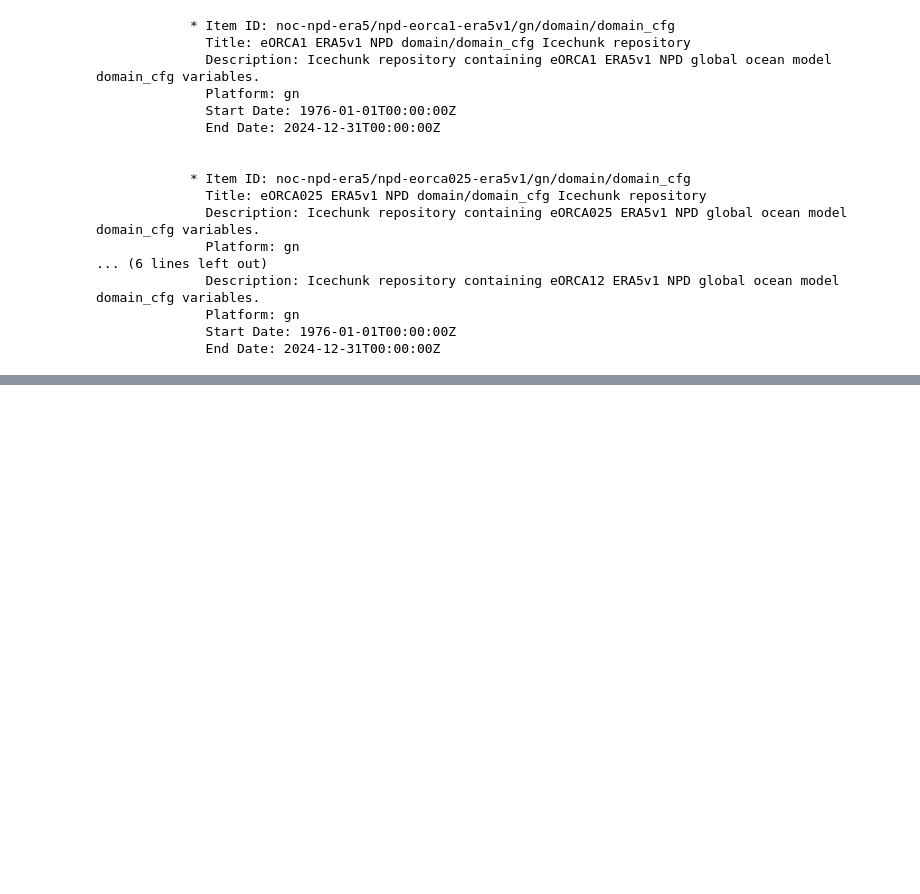
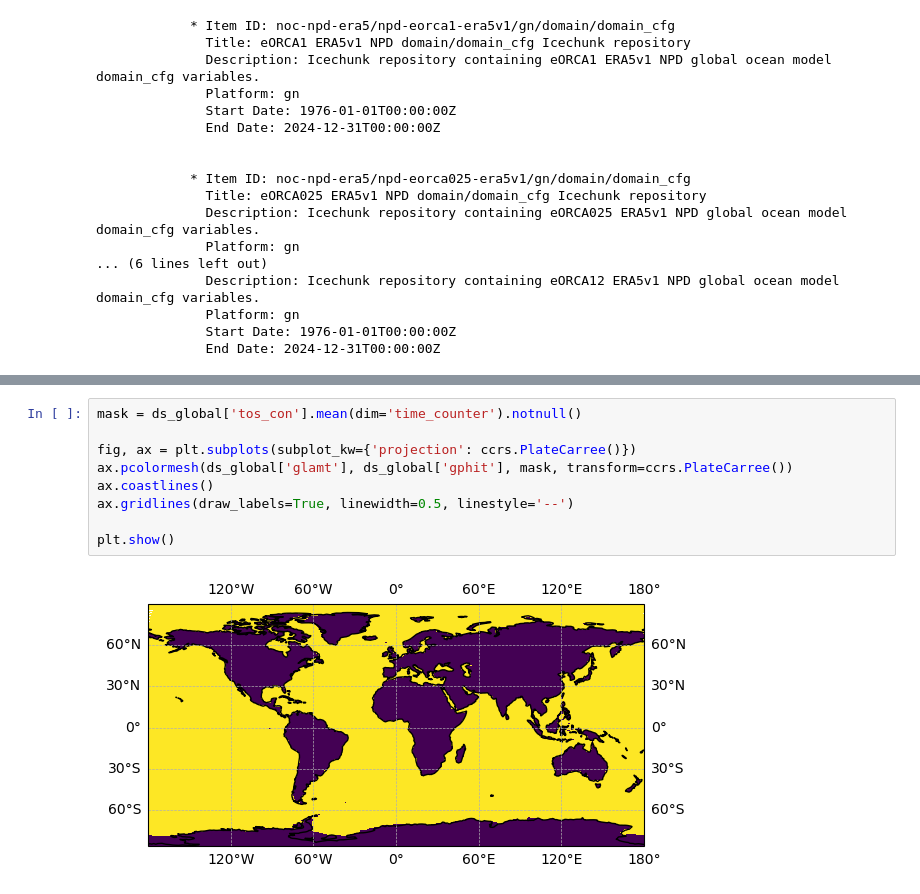
Before and after one commit to Tom-A-H/All-Code-, a Jupyter notebook: Exploring Data Trees/data trees.ipynb, the cells around one changed output, grey strips where cells are left out. Drawn from its saved outputs; the diff is of its cells as text; blank space fills up the shorter version.

```diff
--- a/Exploring Data Trees/data trees.ipynb
+++ b/Exploring Data Trees/data trees.ipynb
@@ -152,0 +160,11 @@ Data variables: (12/51)
+# %%
+mask = ds_global['tos_con'].mean(dim='time_counter').notnull()
+
+fig, ax = plt.subplots(subplot_kw={'projection': ccrs.PlateCarree()})
+ax.pcolormesh(ds_global['glamt'], ds_global['gphit'], mask, transform=ccrs.PlateCarree())
+ax.coastlines()
+ax.gridlines(draw_labels=True, linewidth=0.5, linestyle='--')
+
+plt.show()
+# %% [output]
+[figure, added]
```
Also changed, not shown: parts of 6 cells of this notebook, 6 other files.
